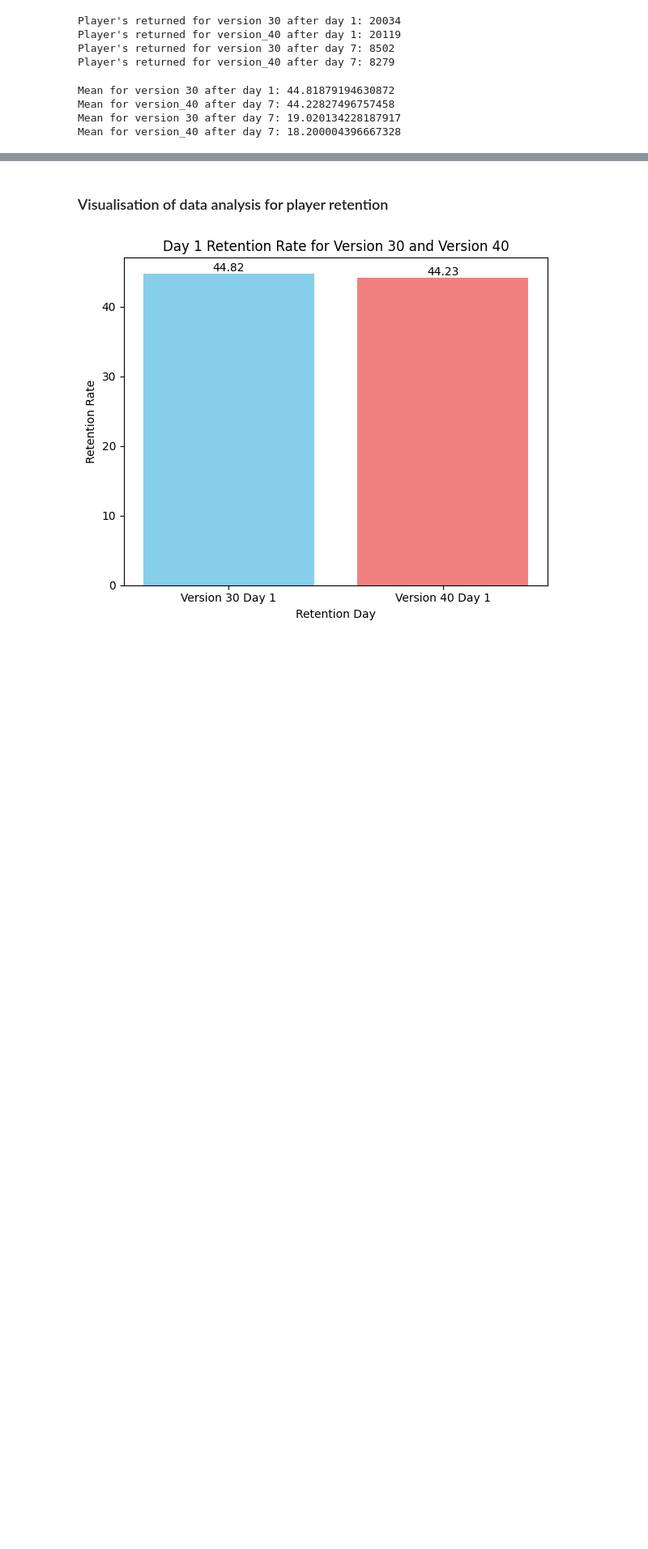
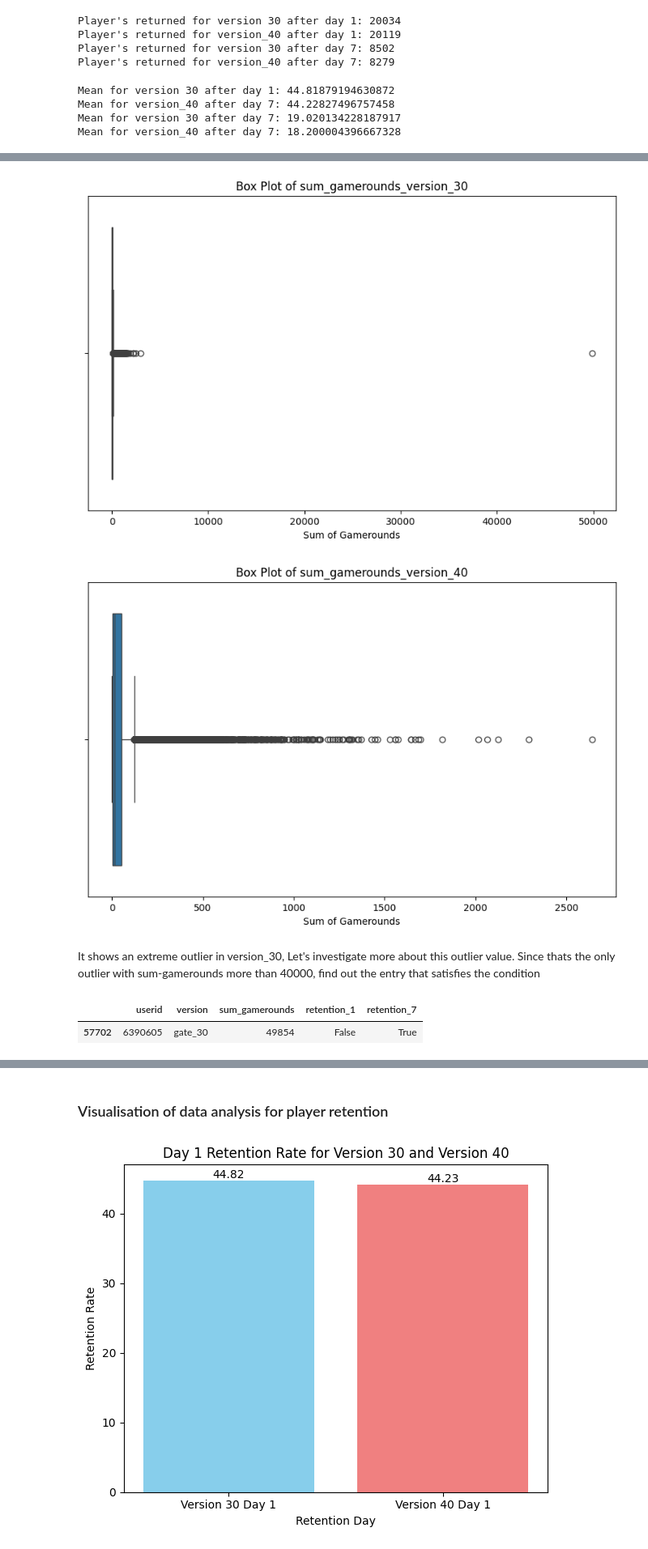
Before and after one commit to Skrishnaanjali/Cookie_cats_dataanalysis, a Jupyter notebook: Data_Analysis_cookiecats_final_draft.ipynb, the cells around one changed output, grey strips where cells are left out. Shown at 81% size. Saved outputs shown, nothing was run; the diff lists cells and outputs as text; code cells hidden in the pictures; blank space fills up the shorter version.

```diff
--- a/Data_Analysis_cookiecats_final_draft.ipynb
+++ b/Data_Analysis_cookiecats_final_draft.ipynb
@@ -223,0 +247,26 @@ The retention rates for day 7 is statistically significant(p-value is 0.00155653
+# %%
+# Data for version 30 and version 40
+version_30 = data[data['version'] == 'gate_30']
+version_40 = data[data['version'] == 'gate_40']
+# Create a box plot for sum_gamerounds for version_30
+plt.figure(figsize=(10, 6))
+sns.boxplot(x=version_30['sum_gamerounds'])
+plt.title('Box Plot of sum_gamerounds_version_30')
+plt.xlabel('Sum of Gamerounds')
+plt.show()
+# Create a box plot for sum_gamerounds for version_40
+plt.figure(figsize=(10, 6))
+sns.boxplot(x=version_40['sum_gamerounds'])
+plt.title('Box Plot of sum_gamerounds_version_40')
+plt.xlabel('Sum of Gamerounds')
+plt.show()
+# %% [output]
+[figure, added]
+[figure, added]
+# %% [markdown]
+It shows an extreme outlier in version_30, Let's investigate more about this outlier value. Since thats the only outlier with sum-gamerounds more than 40000, find out the entry that satisfies the condition
+# %%
+data.loc[data['sum_gamerounds'] > 40000]
+# %% [output]
+|  | userid | version | sum_gamerounds | retention_1 | retention_7 |
+| 57702 | 6390605 | gate_30 | 49854 | False | True |
```
Also changed, not shown: parts of 49 cells of this notebook.
